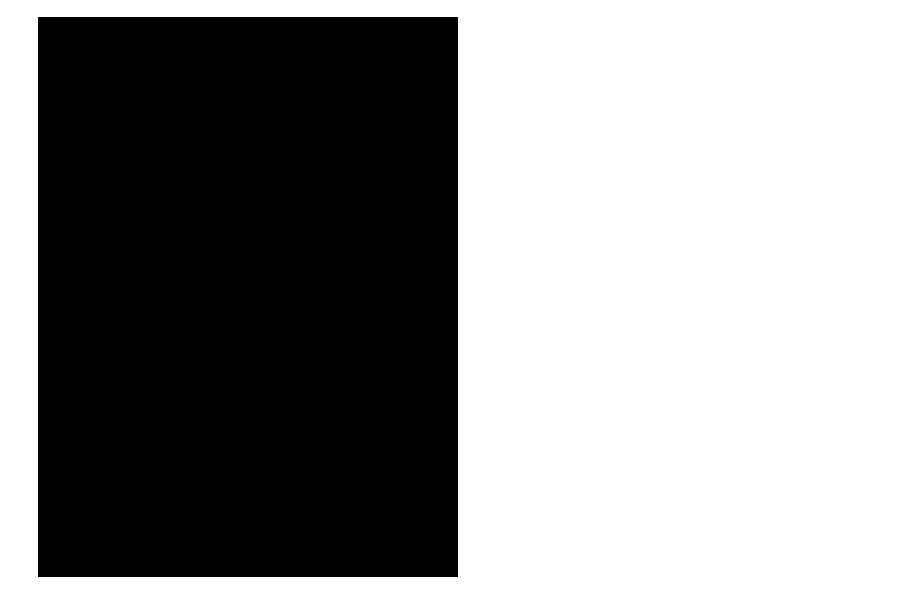
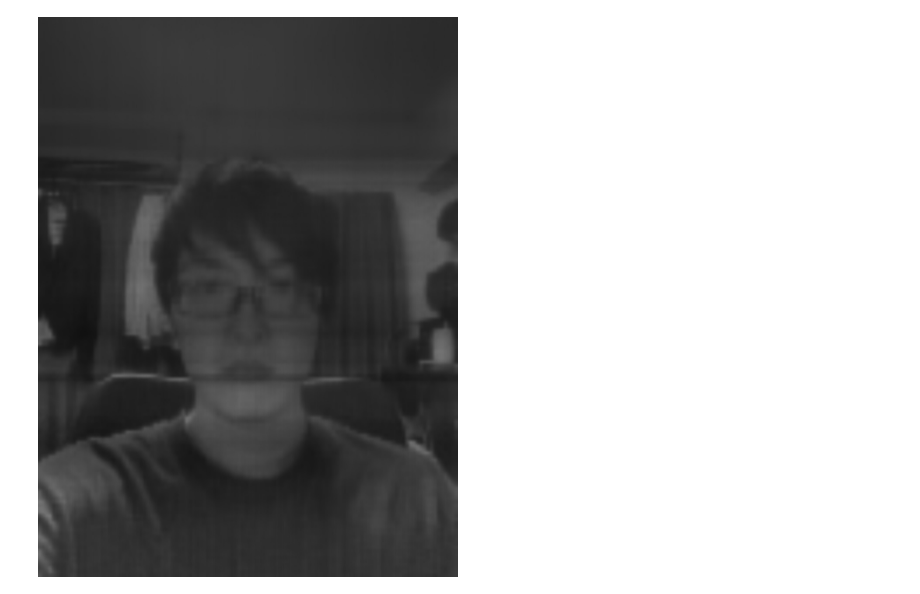
Before and after one commit to kinketsucom/KerasProject, a Jupyter notebook: Keras.ipynb, the cells around one changed output. Saved outputs shown, nothing was run; the diff lists cells and outputs as text; code cells hidden in the pictures.

```diff
--- a/Keras.ipynb
+++ b/Keras.ipynb
@@ -25,11 +38,11 @@ aft_img = cv2.imread('./img/aft.JPG', cv2.IMREAD_GRAYSCALE)
 # %%
 NN = Sequential() #空のニューラルネット
-NN.add(Dense(1000, input_dim=960))
+NN.add(Dense(len(bef_dat[0]), input_dim=len(bef_dat[0])))
 NN.add(Activation('sigmoid'))
-NN.add(Dense(960))
+NN.add(Dense(len(bef_dat[0])))
 NN.add(Activation('softmax'))
 NN.summary()
-NN.compile(optimizer='adam',loss='categorical_crossentropy')
+NN.compile(optimizer='adam',loss='categorical_crossentropy',metrics = ['accuracy'])
 # %% [output]
 _________________________________________________________________
 Layer (type)                 Output Shape              Param #
@@ -47,5 +60,5 @@ Trainable params: 1,921,960
 Non-trainable params: 0
 _________________________________________________________________
 # %%
-NN.fit(aft_img, bef_img, epochs=5000)
+NN.fit(aft_dat, bef_dat, epochs=100)
 # %% [output]
@@ -75,11 +83,14 @@ a = NN.predict(bef_img)
+# %%
+result = NN.predict(aft_dat)
+result = result*50000
 # %%
 #intに変換する.グレースケールはintだから
-a = np.floor(a)
-a = a.astype(np.int)
+result = np.floor(result)
+result = result.astype(np.int)
 # %%
-cv2.imwrite("./img/output.jpg", a)
+cv2.imwrite("./img/output.jpg", result)
 # 元となる画像の読み込み
 img = cv2.imread("./img/output.jpg")
 display_cv_image(img)
 # %% [output]
-[figure, old version]
+[figure, new version]
```
Also changed, not shown: parts of 9 cells of this notebook.
